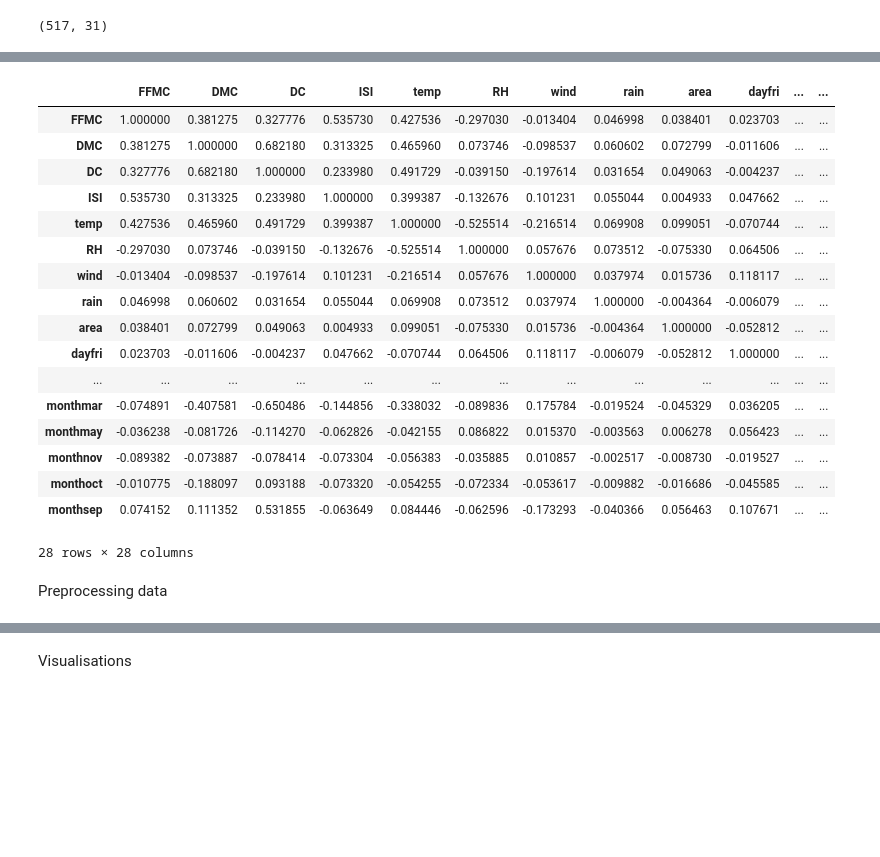
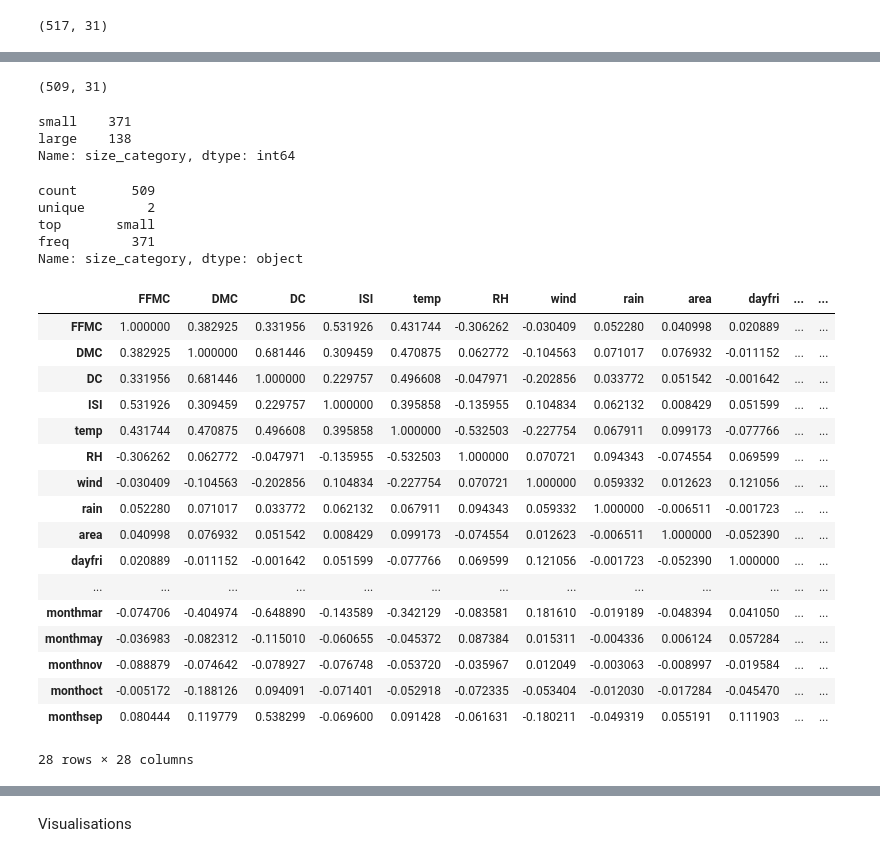
Before and after one commit to aravind7655/ML-Case-Studies, a Jupyter notebook: ForestFires.ipynb, the cells around one changed output, grey strips where cells are left out. Saved outputs shown, nothing was run; the diff lists cells and outputs as text; code cells hidden in the pictures; blank space fills up the shorter version.

```diff
--- a/ForestFires.ipynb
+++ b/ForestFires.ipynb
@@ -13,8 +16,8 @@ from keras.models import Sequential
 # %% [markdown]
 EDA
 # %%
-dataset=pd.read_csv('https://s3-ap-southeast-1.amazonaws.com/elearning.excelr.com/Assignments/Assignments/forestfires.csv')
-dataset
+ForestFires = pd.read_csv('https://excelr.s3.nl-ams.scw.cloud/DataScience-Assignments/Assignments/SVM/forestfires.csv')
+ForestFires
 # %% [output]
 |  | month | day | FFMC | DMC | DC | ISI | temp | RH | wind | rain | ... | ... |
 | 0 | mar | fri | 86.2 | 26.2 | 94.3 | 5.1 | 8.2 | 51 | 6.7 | 0.0 | ... | ... |
@@ -113,23 +91,40 @@ dataset['area']=dataset['area'].astype('int')
+# %%
+ForestFires_data=ForestFires.drop_duplicates()
+ForestFires_data.shape
+# %% [output]
+(509, 31)
+# %%
+ForestFires_data['size_category'].value_counts()
+# %% [output]
+small    371
+large    138
+Name: size_category, dtype: int64
+# %%
+ForestFires_data['size_category'].describe()
+# %% [output]
+count       509
+unique        2
+top       small
+freq        371
+Name: size_category, dtype: object
 # %%
-dataset.corr()
+ForestFires_data.corr()
 # %% [output]
 |  | FFMC | DMC | DC | ISI | temp | RH | wind | rain | area | dayfri | ... | ... |
-| FFMC | 1.000000 | 0.381275 | 0.327776 | 0.535730 | 0.427536 | -0.297030 | -0.013404 | 0.046998 | 0.038401 | 0.023703 | ... | ... |
-| DMC | 0.381275 | 1.000000 | 0.682180 | 0.313325 | 0.465960 | 0.073746 | -0.098537 | 0.060602 | 0.072799 | -0.011606 | ... | ... |
-| DC | 0.327776 | 0.682180 | 1.000000 | 0.233980 | 0.491729 | -0.039150 | -0.197614 | 0.031654 | 0.049063 | -0.004237 | ... | ... |
-| ISI | 0.535730 | 0.313325 | 0.233980 | 1.000000 | 0.399387 | -0.132676 | 0.101231 | 0.055044 | 0.004933 | 0.047662 | ... | ... |
-| temp | 0.427536 | 0.465960 | 0.491729 | 0.399387 | 1.000000 | -0.525514 | -0.216514 | 0.069908 | 0.099051 | -0.070744 | ... | ... |
-| RH | -0.297030 | 0.073746 | -0.039150 | -0.132676 | -0.525514 | 1.000000 | 0.057676 | 0.073512 | -0.075330 | 0.064506 | ... | ... |
-| wind | -0.013404 | -0.098537 | -0.197614 | 0.101231 | -0.216514 | 0.057676 | 1.000000 | 0.037974 | 0.015736 | 0.118117 | ... | ... |
-| rain | 0.046998 | 0.060602 | 0.031654 | 0.055044 | 0.069908 | 0.073512 | 0.037974 | 1.000000 | -0.004364 | -0.006079 | ... | ... |
-| area | 0.038401 | 0.072799 | 0.049063 | 0.004933 | 0.099051 | -0.075330 | 0.015736 | -0.004364 | 1.000000 | -0.052812 | ... | ... |
-| dayfri | 0.023703 | -0.011606 | -0.004237 | 0.047662 | -0.070744 | 0.064506 | 0.118117 | -0.006079 | -0.052812 | 1.000000 | ... | ... |
+| FFMC | 1.000000 | 0.382925 | 0.331956 | 0.531926 | 0.431744 | -0.306262 | -0.030409 | 0.052280 | 0.040998 | 0.020889 | ... | ... |
+| DMC | 0.382925 | 1.000000 | 0.681446 | 0.309459 | 0.470875 | 0.062772 | -0.104563 | 0.071017 | 0.076932 | -0.011152 | ... | ... |
+| DC | 0.331956 | 0.681446 | 1.000000 | 0.229757 | 0.496608 | -0.047971 | -0.202856 | 0.033772 | 0.051542 | -0.001642 | ... | ... |
+| ISI | 0.531926 | 0.309459 | 0.229757 | 1.000000 | 0.395858 | -0.135955 | 0.104834 | 0.062132 | 0.008429 | 0.051599 | ... | ... |
+| temp | 0.431744 | 0.470875 | 0.496608 | 0.395858 | 1.000000 | -0.532503 | -0.227754 | 0.067911 | 0.099173 | -0.077766 | ... | ... |
+| RH | -0.306262 | 0.062772 | -0.047971 | -0.135955 | -0.532503 | 1.000000 | 0.070721 | 0.094343 | -0.074554 | 0.069599 | ... | ... |
+| wind | -0.030409 | -0.104563 | -0.202856 | 0.104834 | -0.227754 | 0.070721 | 1.000000 | 0.059332 | 0.012623 | 0.121056 | ... | ... |
+| rain | 0.052280 | 0.071017 | 0.033772 | 0.062132 | 0.067911 | 0.094343 | 0.059332 | 1.000000 | -0.006511 | -0.001723 | ... | ... |
+| area | 0.040998 | 0.076932 | 0.051542 | 0.008429 | 0.099173 | -0.074554 | 0.012623 | -0.006511 | 1.000000 | -0.052390 | ... | ... |
+| dayfri | 0.020889 | -0.011152 | -0.001642 | 0.051599 | -0.077766 | 0.069599 | 0.121056 | -0.001723 | -0.052390 | 1.000000 | ... | ... |
 | ... | ... | ... | ... | ... | ... | ... | ... | ... | ... | ... | ... | ... |
-| monthmar | -0.074891 | -0.407581 | -0.650486 | -0.144856 | -0.338032 | -0.089836 | 0.175784 | -0.019524 | -0.045329 | 0.036205 | ... | ... |
-| monthmay | -0.036238 | -0.081726 | -0.114270 | -0.062826 | -0.042155 | 0.086822 | 0.015370 | -0.003563 | 0.006278 | 0.056423 | ... | ... |
-| monthnov | -0.089382 | -0.073887 | -0.078414 | -0.073304 | -0.056383 | -0.035885 | 0.010857 | -0.002517 | -0.008730 | -0.019527 | ... | ... |
-| monthoct | -0.010775 | -0.188097 | 0.093188 | -0.073320 | -0.054255 | -0.072334 | -0.053617 | -0.009882 | -0.016686 | -0.045585 | ... | ... |
-| monthsep | 0.074152 | 0.111352 | 0.531855 | -0.063649 | 0.084446 | -0.062596 | -0.173293 | -0.040366 | 0.056463 | 0.107671 | ... | ... |
+| monthmar | -0.074706 | -0.404974 | -0.648890 | -0.143589 | -0.342129 | -0.083581 | 0.181610 | -0.019189 | -0.048394 | 0.041050 | ... | ... |
+| monthmay | -0.036983 | -0.082312 | -0.115010 | -0.060655 | -0.045372 | 0.087384 | 0.015311 | -0.004336 | 0.006124 | 0.057284 | ... | ... |
+| monthnov | -0.088879 | -0.074642 | -0.078927 | -0.076748 | -0.053720 | -0.035967 | 0.012049 | -0.003063 | -0.008997 | -0.019584 | ... | ... |
+| monthoct | -0.005172 | -0.188126 | 0.094091 | -0.071401 | -0.052918 | -0.072335 | -0.053404 | -0.012030 | -0.017284 | -0.045470 | ... | ... |
+| monthsep | 0.080444 | 0.119779 | 0.538299 | -0.069600 | 0.091428 | -0.061631 | -0.180211 | -0.049319 | 0.055191 | 0.111903 | ... | ... |
 28 rows × 28 columns
-# %% [markdown]
-Preprocessing data
```
Also changed, not shown: parts of 43 cells of this notebook, 1 other file.
